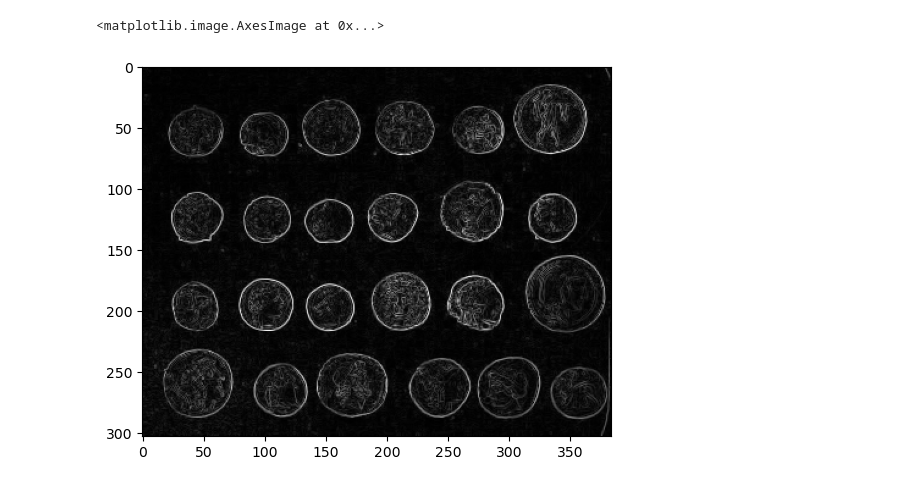
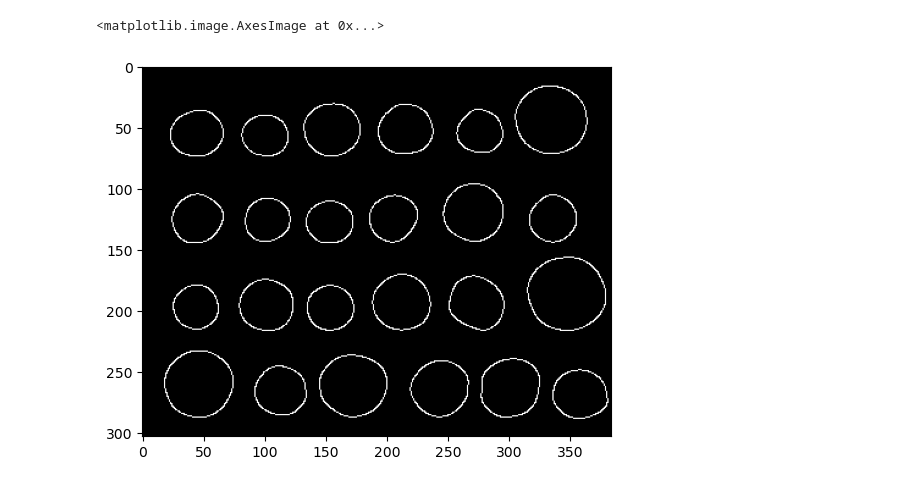
Before and after one commit to MinKhant610/MachineLearningI, a Jupyter notebook: machine learning/02-filter_robert.ipynb, the cells around one changed output. Cells and saved outputs as stored; diff of their text form; code cells hidden in the pictures.

```diff
--- a/machine learning/02-filter_robert.ipynb
+++ b/machine learning/02-filter_robert.ipynb
@@ -21,11 +63,7 @@ plt.imshow(binary, cmap='gray')
 # %%
-from skimage import data
-
-img = data.coins()
-from skimage.filters import roberts
-
-edge_robert = roberts(img)
-plt.imshow(edge_robert, cmap='gray')
+from skimage.feature import canny
+edge_canny = canny(img, sigma=5)
+plt.imshow(edge_canny, cmap='gray')
 # %% [output]
 <matplotlib.image.AxesImage at 0x...>
-[figure, old version]
+[figure, new version]
```
Also changed, not shown: parts of 3 cells of this notebook, 6 other files.
